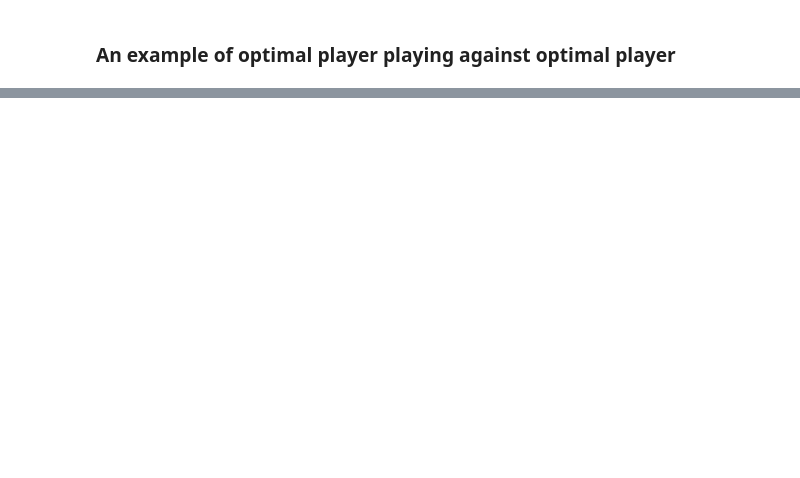
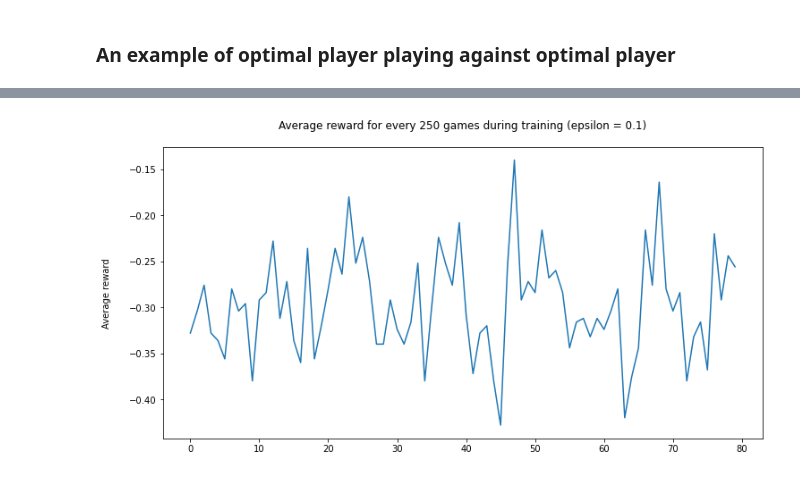
Before and after one commit to thurgarion2/tictactoe, a Jupyter notebook: tic_tac_toe.ipynb, the cells around one changed output, grey strips where cells are left out. Saved outputs shown, nothing was run; the diff lists cells and outputs as text; code cells hidden in the pictures; blank space fills up the shorter version.

```diff
--- a/tic_tac_toe.ipynb
+++ b/tic_tac_toe.ipynb
@@ -390,0 +404,39 @@ Q player = O
+# %%
+env = TictactoeEnv()
+Turns = np.array(['X','O'])
+q_player = QLearning()
+avg_rewards = [] #list that stores the avg reward for each 250 games
+s = 0
+
+for i in range(20000):
+    grid, _, __ = env.observe()
+    player_opt = OptimalPlayer(epsilon=0.5, player=Turns[np.mod(i,2)]) #switching first player per game
+    for j in range(9):
+        if env.current_player == player_opt.player:
+            move = player_opt.act(grid)
+        else:
+            move = q_player.act(grid)
+
+        grid, end, winner = env.step(move, print_grid=False)
+
+        if end:
+            if np.mod(i,1000) == 0:
+                print('-------------------------------------------')
+                print('Game: ' + str(i))
+                print('Optimal player = ' +  Turns[np.mod(i,2)])
+                print('Q player = ' +  Turns[np.mod(i+1,2)])
+                print('Game ended, winner is player ' + str(winner))
+
+
+            q_player_reward = env.reward(player=Turns[np.mod(i+1,2)])
+
+            # Storing q_player_reward
+            s += q_player_reward
+            if np.mod(i+1, 250) == 0:
+                avg_rewards.append(s / 250.0)
+                s = 0
+            q_player.update_qvalue_end(reward=q_player_reward)
+
+
+            env.reset()
+            break
@@ -390,0 +461,8 @@ Q player = O
+# %%
+fig = plt.figure(figsize=(12,6))
+ax = sns.lineplot(x=range(0, len(avg_rewards)), y = avg_rewards)
+ax.set_title('Average reward for every 250 games during training (epsilon = 0.1)', pad = 20)
+plt.ylabel('Average reward', labelpad = 20)
+plt.show()
+# %% [output]
+[figure, added]
```
Also changed, not shown: parts of 23 cells of this notebook.
